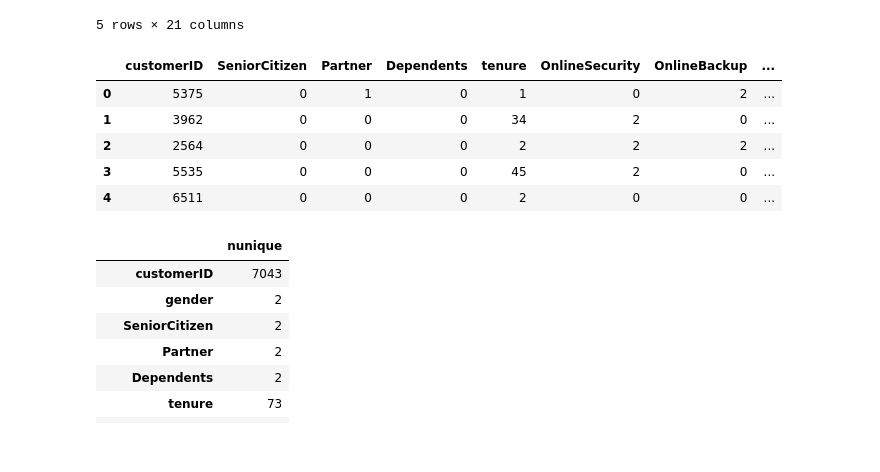
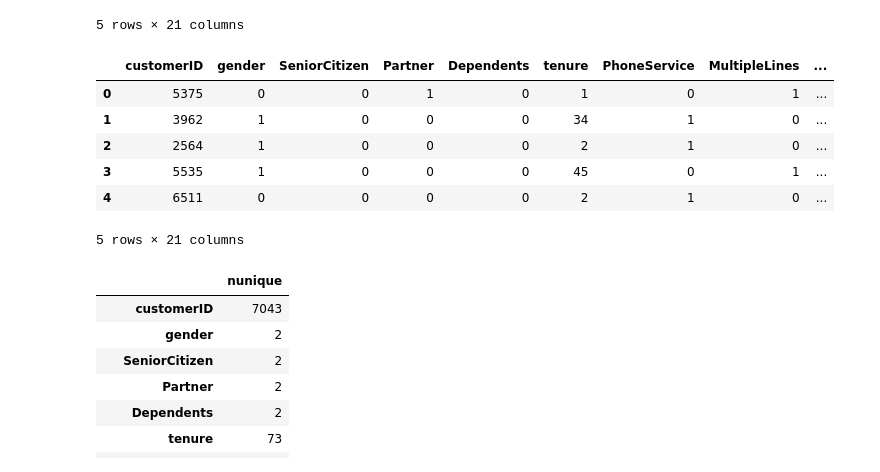
Before and after one commit to Hervnzig/machine_learning_model, a Jupyter notebook: source_code.ipynb, the cells around one changed output. Cells and saved outputs as stored; diff of their text form; code cells hidden in the pictures.

```diff
--- a/source_code.ipynb
+++ b/source_code.ipynb
@@ -88,18 +89,19 @@ df_draft.head()
 # %%
 # Our dataframe contains objects floats and integers. We need numerical values for our model to work
 
 lb_e = LabelEncoder()
 for col in df_draft.columns:
     if (df_draft[col].dtype == 'object'):
         df_draft[col] = lb_e.fit_transform(df_draft[col])
-df_v2.head()
+df_draft.head()
 # %% [output]
-|  | customerID | SeniorCitizen | Partner | Dependents | tenure | OnlineSecurity | OnlineBackup | ... |
-| 0 | 5375 | 0 | 1 | 0 | 1 | 0 | 2 | ... |
-| 1 | 3962 | 0 | 0 | 0 | 34 | 2 | 0 | ... |
-| 2 | 2564 | 0 | 0 | 0 | 2 | 2 | 2 | ... |
-| 3 | 5535 | 0 | 0 | 0 | 45 | 2 | 0 | ... |
-| 4 | 6511 | 0 | 0 | 0 | 2 | 0 | 0 | ... |
+|  | customerID | gender | SeniorCitizen | Partner | Dependents | tenure | PhoneService | MultipleLines | ... |
+| 0 | 5375 | 0 | 0 | 1 | 0 | 1 | 0 | 1 | ... |
+| 1 | 3962 | 1 | 0 | 0 | 0 | 34 | 1 | 0 | ... |
+| 2 | 2564 | 1 | 0 | 0 | 0 | 2 | 1 | 0 | ... |
+| 3 | 5535 | 1 | 0 | 0 | 0 | 45 | 0 | 1 | ... |
+| 4 | 6511 | 0 | 0 | 0 | 0 | 2 | 1 | 0 | ... |
+5 rows × 21 columns
 # %%
 df_draft.agg(['nunique']).transpose()
 # %% [output]
```
Also changed, not shown: parts of 14 cells of this notebook.
